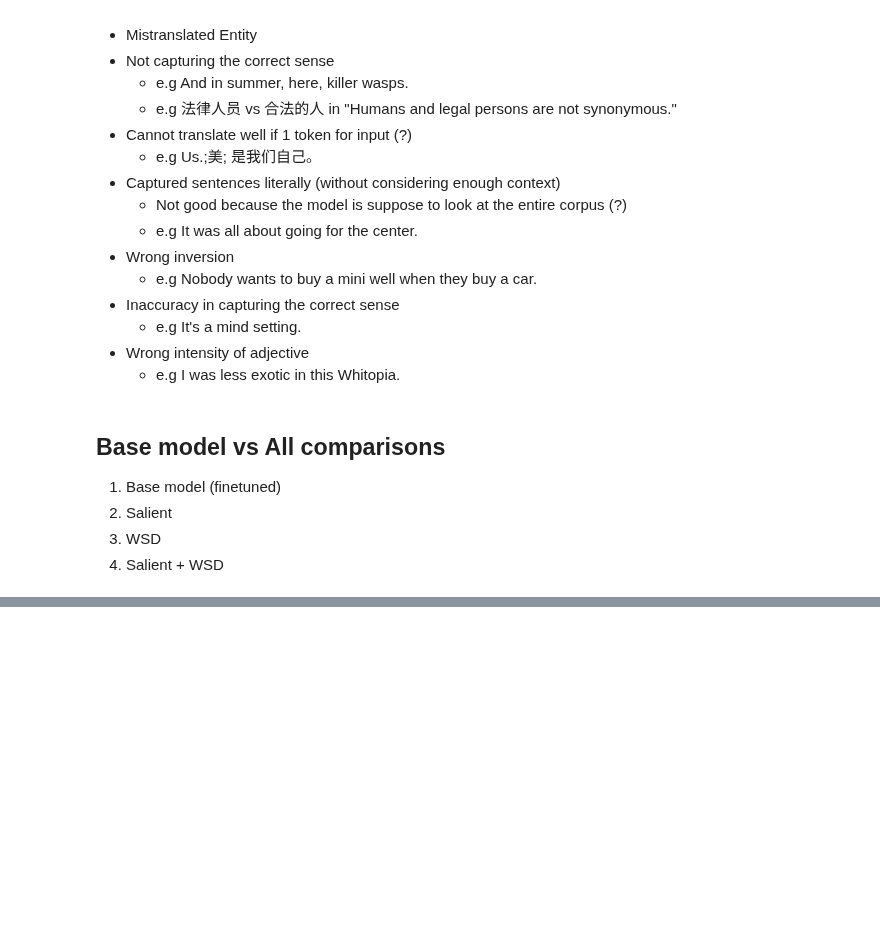
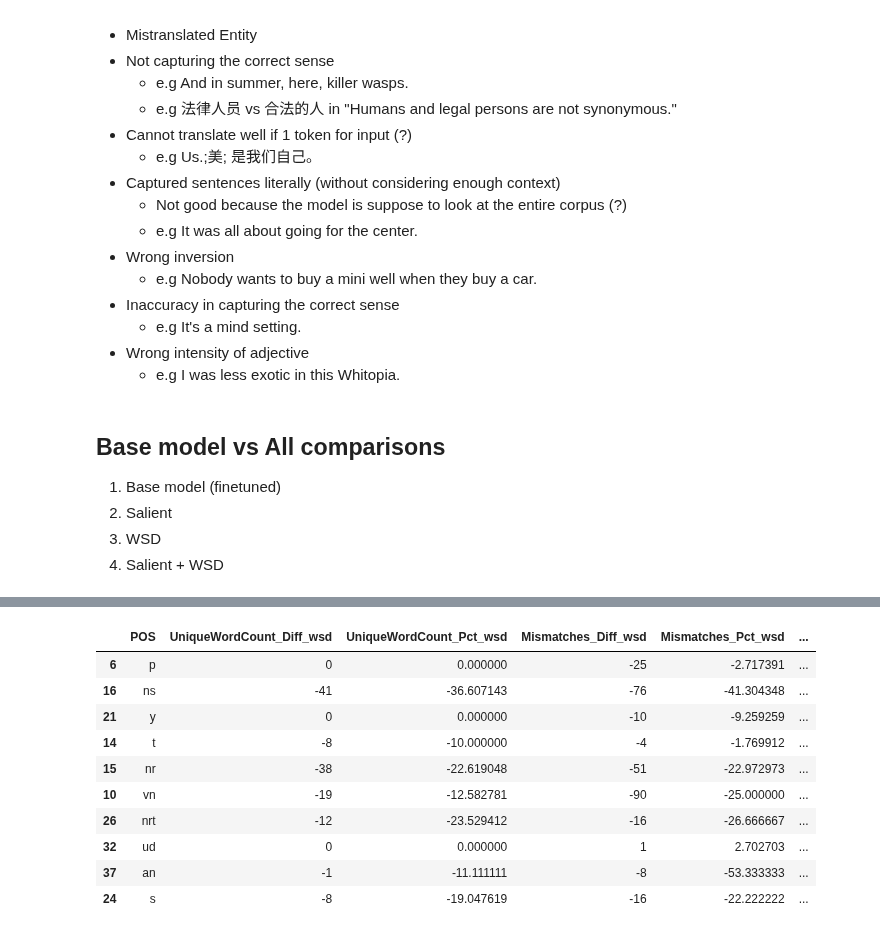
Before and after one commit to JCSnap/cs4248-team-14, a Jupyter notebook: submission/analysis/high_level_analysis.ipynb, the cells around one changed output, grey strips where cells are left out. Saved outputs shown, nothing was run; the diff lists cells and outputs as text; code cells hidden in the pictures; blank space fills up the shorter version.

```diff
--- a/submission/analysis/high_level_analysis.ipynb
+++ b/submission/analysis/high_level_analysis.ipynb
@@ -231,3 +325,19 @@ df_wsd_sentences, df_wsd_mismatches = analyze_translations(en_path, zh_trans_pat
+# %%
+# Positive change = improvement vs base model
+final_comparison.sort_values(by=["Mismatches_Diff_salient", "Mismatches_Diff_wsd"], ascending=[False, False], inplace=True)
+final_comparison.head(10)
+# %% [output]
+|  | POS | UniqueWordCount_Diff_wsd | UniqueWordCount_Pct_wsd | Mismatches_Diff_wsd | Mismatches_Pct_wsd | ... |
+| 6 | p | 0 | 0.000000 | -25 | -2.717391 | ... |
+| 16 | ns | -41 | -36.607143 | -76 | -41.304348 | ... |
+| 21 | y | 0 | 0.000000 | -10 | -9.259259 | ... |
+| 14 | t | -8 | -10.000000 | -4 | -1.769912 | ... |
+| 15 | nr | -38 | -22.619048 | -51 | -22.972973 | ... |
+| 10 | vn | -19 | -12.582781 | -90 | -25.000000 | ... |
+| 26 | nrt | -12 | -23.529412 | -16 | -26.666667 | ... |
+| 32 | ud | 0 | 0.000000 | 1 | 2.702703 | ... |
+| 37 | an | -1 | -11.111111 | -8 | -53.333333 | ... |
+| 24 | s | -8 | -19.047619 | -16 | -22.222222 | ... |
 # %%
 # df_res = pd.merge(df_sentences, df_salient_sentences, on='Chinese (correct)', how='left', suffixes=('', '_salient'))
 # df_res = pd.merge(df_res, df_wsd_sentences, on='Chinese (correct)', how='left', suffixes=('', '_wsd'))
```
Also changed, not shown: parts of 13 cells of this notebook, 8 other files.
